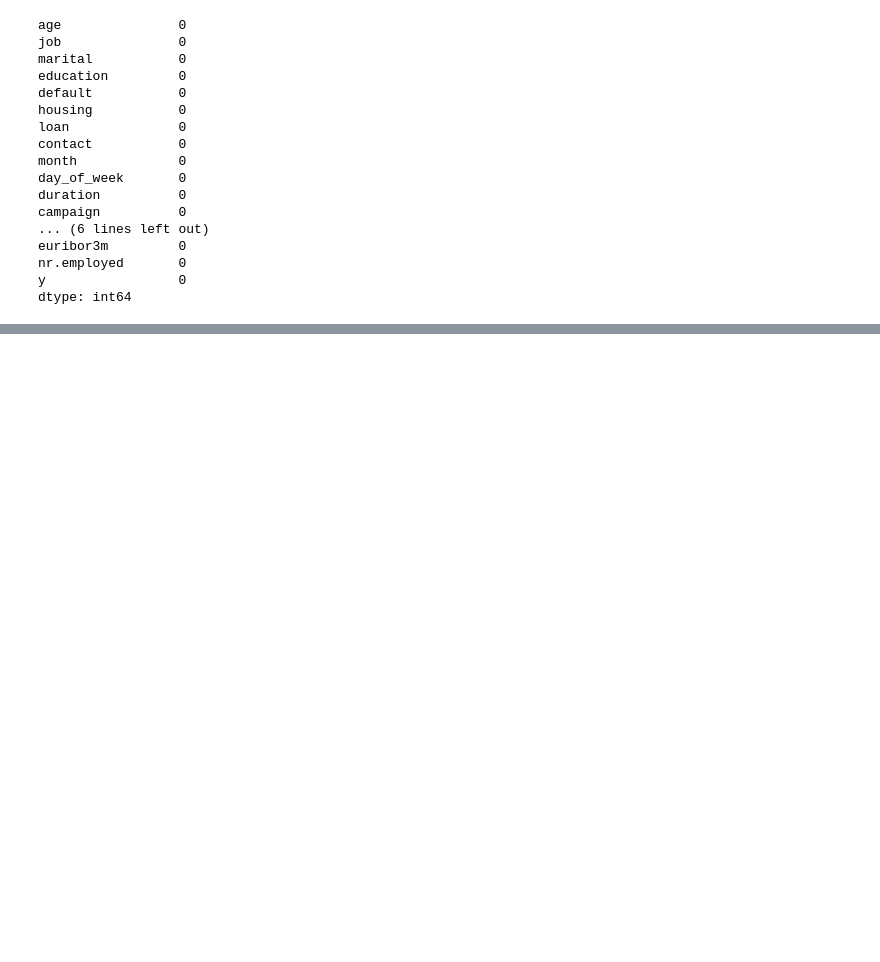
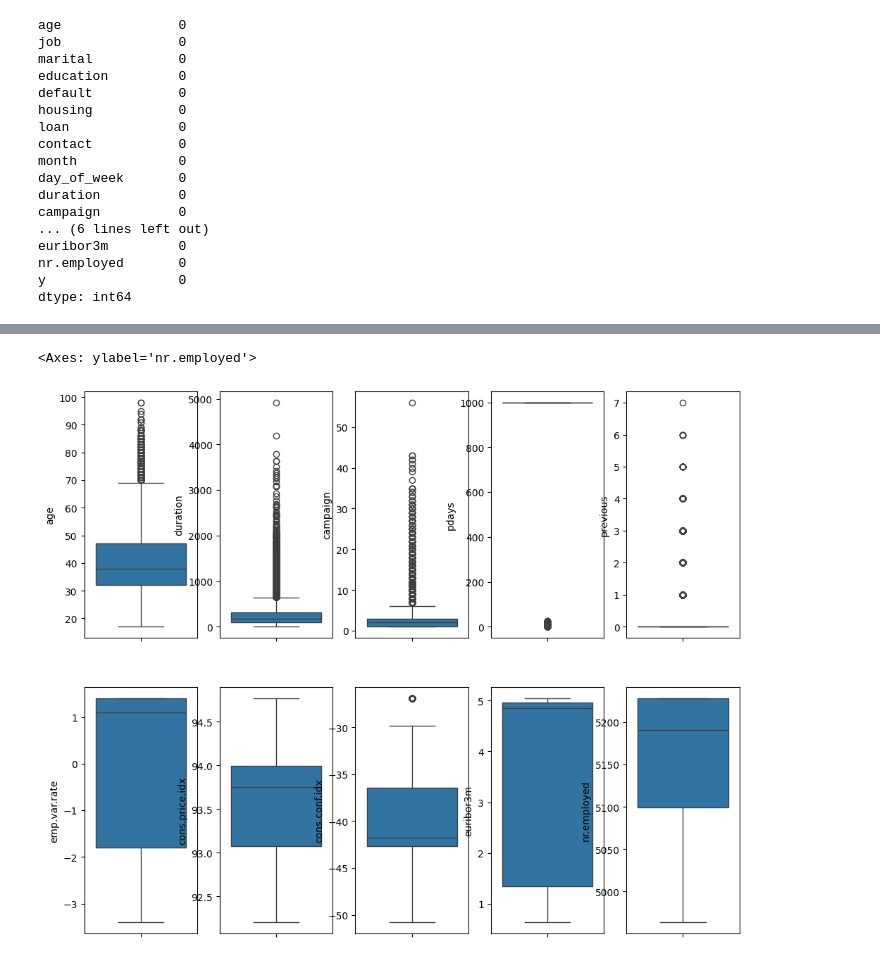
Before and after one commit to pcaliman2/14_Your_First_ML_Alg, a Jupyter notebook: src/explore.ipynb, the cells around one changed output, grey strips where cells are left out. Cells and saved outputs as stored; diff of their text form; code cells hidden in the pictures; blank space fills up the shorter version.

```diff
--- a/src/explore.ipynb
+++ b/src/explore.ipynb
@@ -70,0 +97,19 @@ Presenta una estructura de 41188 Registros y 21 Columnas
+# %%
+import matplotlib.pyplot as plt
+import seaborn as sns
+
+fig, axes = plt.subplots(2, 5, figsize=(12, 10))
+
+sns.boxplot(ax=axes[0, 0], data=total_data, y = "age")
+sns.boxplot(ax=axes[0, 1], data=total_data, y = "duration")
+sns.boxplot(ax=axes[0, 2], data=total_data, y = "campaign")
+sns.boxplot(ax=axes[0, 3], data=total_data, y = "pdays")
+sns.boxplot(ax=axes[0, 4], data=total_data, y = "previous")
+sns.boxplot(ax=axes[1, 0], data=total_data, y = "emp.var.rate")
+sns.boxplot(ax=axes[1, 1], data=total_data, y = "cons.price.idx")
+sns.boxplot(ax=axes[1, 2], data=total_data, y = "cons.conf.idx")
+sns.boxplot(ax=axes[1, 3], data=total_data, y = "euribor3m")
+sns.boxplot(ax=axes[1, 4], data=total_data, y = "nr.employed")
+# %% [output]
+<Axes: ylabel='nr.employed'>
+[figure, added]
```
Also changed, not shown: parts of 16 cells of this notebook.
